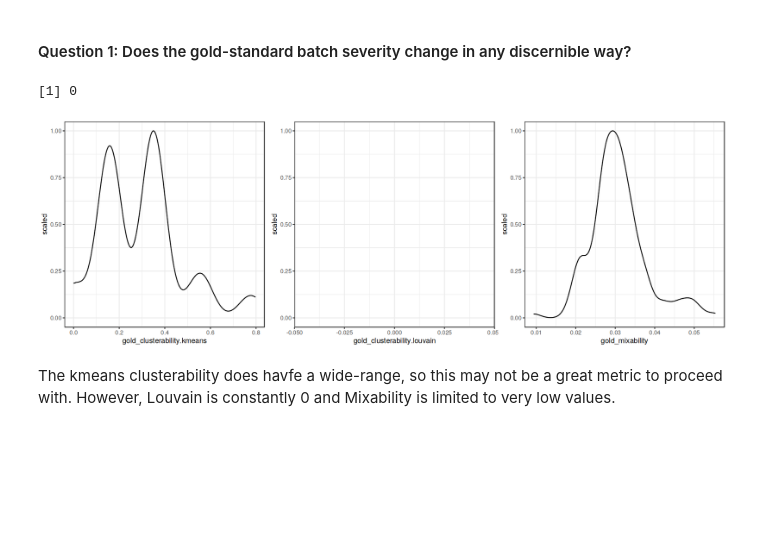
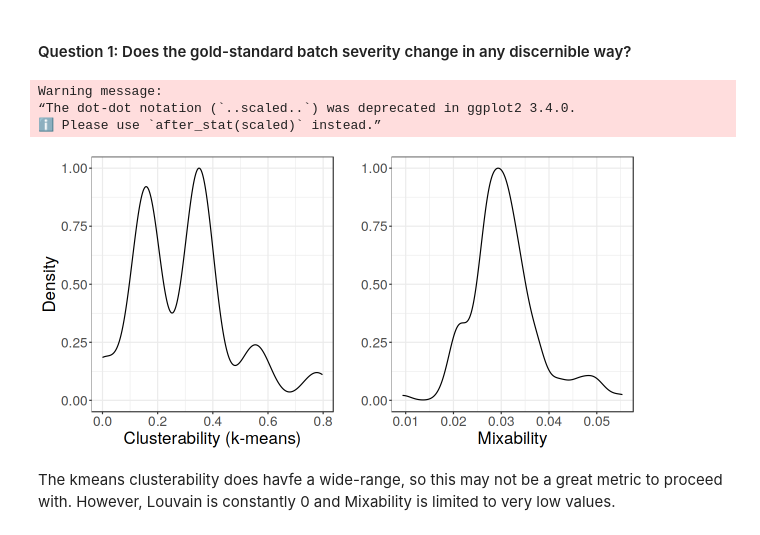
Before and after one commit to hmbaghdassarian/tc2c_benchmark, a Jupyter notebook: notebooks/batch_correction/02_analyses.ipynb, the cells around one changed output. Drawn from its saved outputs; the diff is of its cells as text; code cells hidden in the pictures; blank space fills up the shorter version.

Commit message:
finalize figures

```diff
--- a/notebooks/batch_correction/02_analyses.ipynb
+++ b/notebooks/batch_correction/02_analyses.ipynb
@@ -14,6 +14,7 @@ seed = 888
 set.seed(seed)
 
 data.path<-'/data/hratch/ccc_protocols/'
+fig.path<-paste0(data.path, 'figures/batch_correction_benchmark/')
 n.cores<-20
 
 cluster_tol<-1
@@ -78,25 +77,32 @@ A grouped_df: 17 × 3
 # %% [markdown]
 #### Question 1: Does the gold-standard batch severity change in any discernible way?
-# %%
-unique(res.df$gold_clusterability.louvain)`
-# %% [output]
-[1] 0
 # %%
 h_ = 5
-w_ = 15
+w_ = 10
 options(repr.plot.height=h_, repr.plot.width=w_)
 
 g1A<-ggplot(res.df, aes(x=gold_clusterability.kmeans))+
-   geom_density(aes(y = ..scaled..)) + theme_bw()
+   geom_density(aes(y = ..scaled..)) + theme_bw() + ylab('Density') + xlab('Clusterability (k-means)') +
+theme(text=element_text(size=20))
 g1B<-ggplot(res.df, aes(x=gold_clusterability.louvain))+
-   geom_density(aes(y = ..scaled..)) + theme_bw()
+   geom_density(aes(y = ..scaled..)) + theme_bw() + ylab('Density') + xlab('Clusterability (Louvain)') +
+theme(text=element_text(size=20))
 g1C<-ggplot(res.df, aes(x=gold_mixability))+
-   geom_density(aes(y = ..scaled..)) + theme_bw()
+   geom_density(aes(y = ..scaled..)) + theme_bw() + ylab('') + xlab('Mixability') +
+theme(text=element_text(size=20))
 
-g1B<-ggarrange(g1A, g1B, g1C, ncol = 3, nrow = 1)
+g1B<-ggarrange(g1A, g1C, ncol = 2, nrow = 1)
+
+fn<-'gold_standard_batch_severity_dist'
+for (ext in c('.svg', '.png', '.pdf')){ggsave(paste0(fig.path, fn, ext), g1B,
+                                             height = h_, width = w_)}
+
 g1B
 # %% [output]
+Warning message:
+“The dot-dot notation (`..scaled..`) was deprecated in ggplot2 3.4.0.
+ℹ Please use `after_stat(scaled)` instead.”
-[figure, old version]
+[figure, new version]
 # %% [markdown]
 The kmeans clusterability does havfe a wide-range, so this may not be a great metric to proceed with. However, Louvain is constantly 0 and Mixability is limited to very low values.
 # %% [markdown]
```
Also changed, not shown: parts of 40 cells of this notebook, 1 other file.
